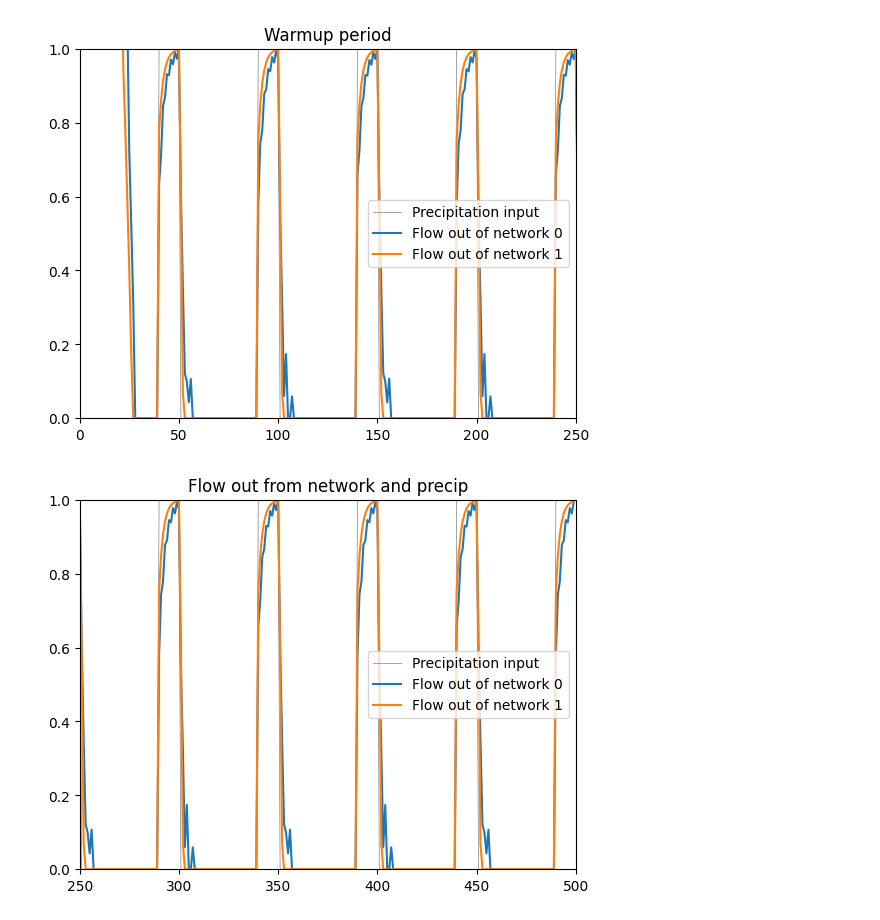
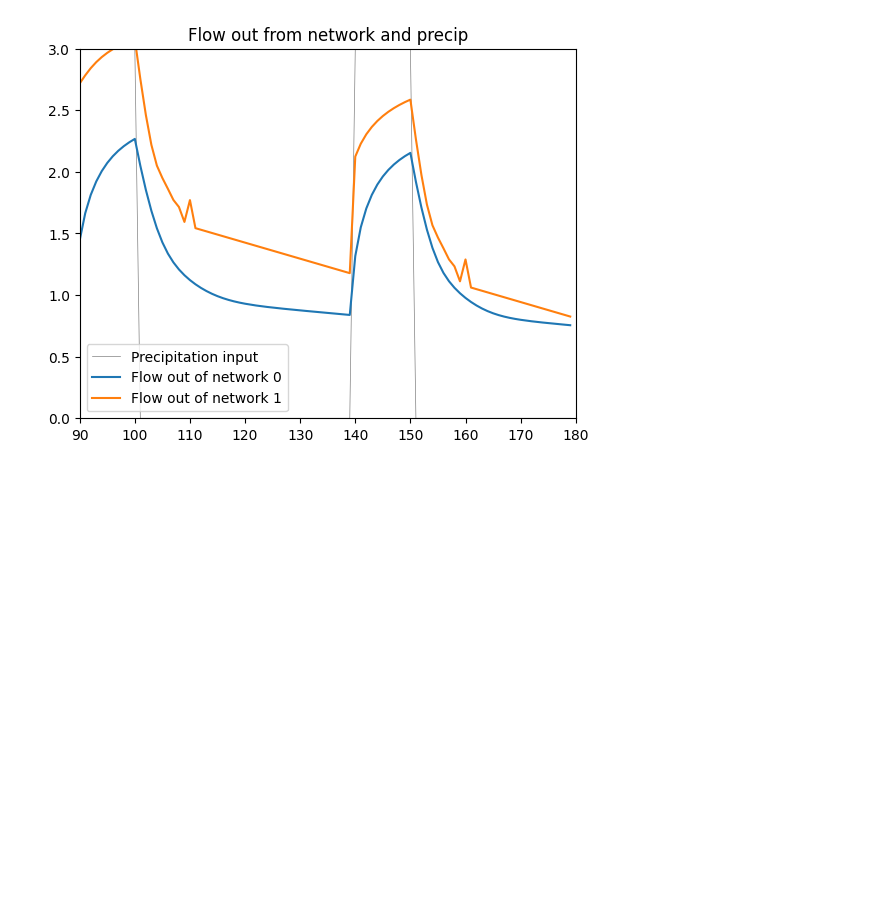
Before and after one commit to jmframe/nash_cascade_neural_network, a Jupyter notebook: nash_cascade_neural_network.ipynb, the cells around one changed output. Drawn from its saved outputs; the diff is of its cells as text; code cells hidden in the pictures; blank space fills up the shorter version.

```diff
--- a/nash_cascade_neural_network.ipynb
+++ b/nash_cascade_neural_network.ipynb
@@ -10,6 +10,7 @@
 # Then a function that loops through and moves the water to the downstream buckets
 # %%
 import torch
+import copy
 import matplotlib.pyplot as plt
 from ncnn import NashCascadeNeuralNetwork as ncnn
 from ncnn import train_theta_values as train_ncnn
@@ -17,7 +18,7 @@ from ncn import NashCascadeNetwork as ncn
 # Precipitation standard variable name used in the ncnn model interface
 PRECIP_SVN = "atmosphere_water__liquid_equivalent_precipitation_rate"
 DO_PLOT = True
-N_TIMESTEPS = 500
+N_TIMESTEPS = 180
 # %%
 network_precip_input_list = []
 count = 0
@@ -25,7 +26,7 @@ for i in range(N_TIMESTEPS):
 
     ###########################################################################
     if count > 39:
-        network_precip_input_list.append(1.0)
+        network_precip_input_list.append(3.0)
     else:
         network_precip_input_list.append(0.0)
     if count == 50:
@@ -170,2 +196,4 @@ Mass balance for network is -0.000
+# %%
+DO_PLOT = True
 # %%
 if DO_PLOT:
@@ -225,36 +252,35 @@ None
 # %%
 if DO_PLOT:
 
-    startplt = 0
-    endplt = 250
+    # startplt = 0
+    # endplt = 250
 
-    plt.plot(network_precip_input_list, c="grey", lw=0.5, label="Precipitation input")
-    plt.plot(network_outflow_list_0, label="Flow out of network 0")
-    plt.plot(network_outflow_list_1, label="Flow out of network 1")
-    plt.xlim([startplt, endplt])
-    network_precip_tensor = torch.tensor(network_precip_input_list)
-    max_value = torch.max(network_precip_tensor[startplt:endplt]).item()
-    plt.ylim([0, max_value])
-    plt.legend()
-    plt.title("Warmup period")
-    plt.show()
-    plt.close()
+    # plt.plot(network_precip_input_list, c="grey", lw=0.5, label="Precipitation input")
+    # plt.plot(network_outflow_list_0, label="Flow out of network 0")
+    # plt.plot(network_outflow_list_1, label="Flow out of network 1")
+    # plt.xlim([startplt, endplt])
+    # network_precip_tensor = torch.tensor(network_precip_input_list)
+    # max_value = torch.max(network_precip_tensor[startplt:endplt]).item()
+    # plt.ylim([0, max_value])
+    # plt.legend()
+    # plt.title("Warmup period")
+    # plt.show()
+    # plt.close()
     startplt = int(len(network_outflow_list_1)-(len(network_outflow_list_1)/2))
     endplt = int(len(network_outflow_list_1))
     plt.plot(network_precip_input_list, c="grey", lw=0.5, label="Precipitation input")
     plt.plot(network_outflow_list_0, label="Flow out of network 0")
     plt.plot(network_outflow_list_1, label="Flow out of network 1")
     plt.xlim([startplt, endplt])
     network_precip_tensor = torch.tensor(network_precip_input_list)
     max_value = torch.max(network_precip_tensor[startplt:endplt]).item()
     plt.ylim([0, max_value])
     plt.legend()
     plt.title("Flow out from network and precip")
     plt.show()
     plt.close()
 # %% [output]
-[figure, old version]
+[figure, new version]
-[figure, removed]
 # %%
 bucket_net.network
 # %% [output]
```
Also changed, not shown: parts of 12 cells of this notebook, 6 other files.
